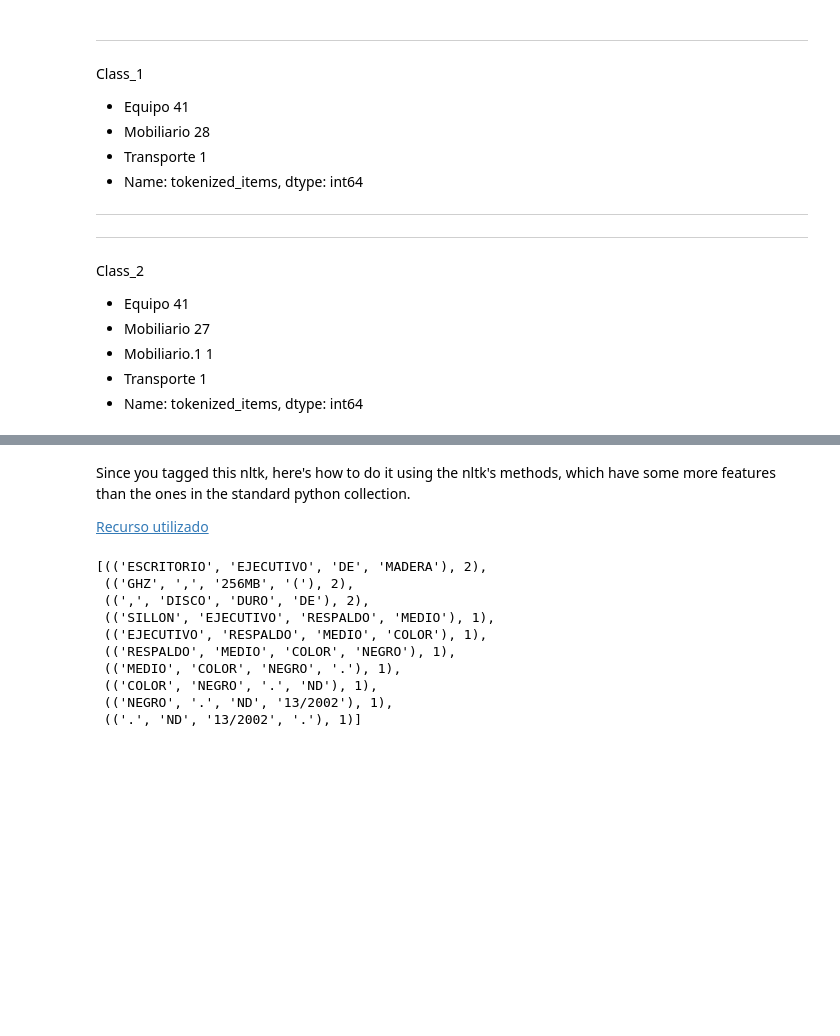
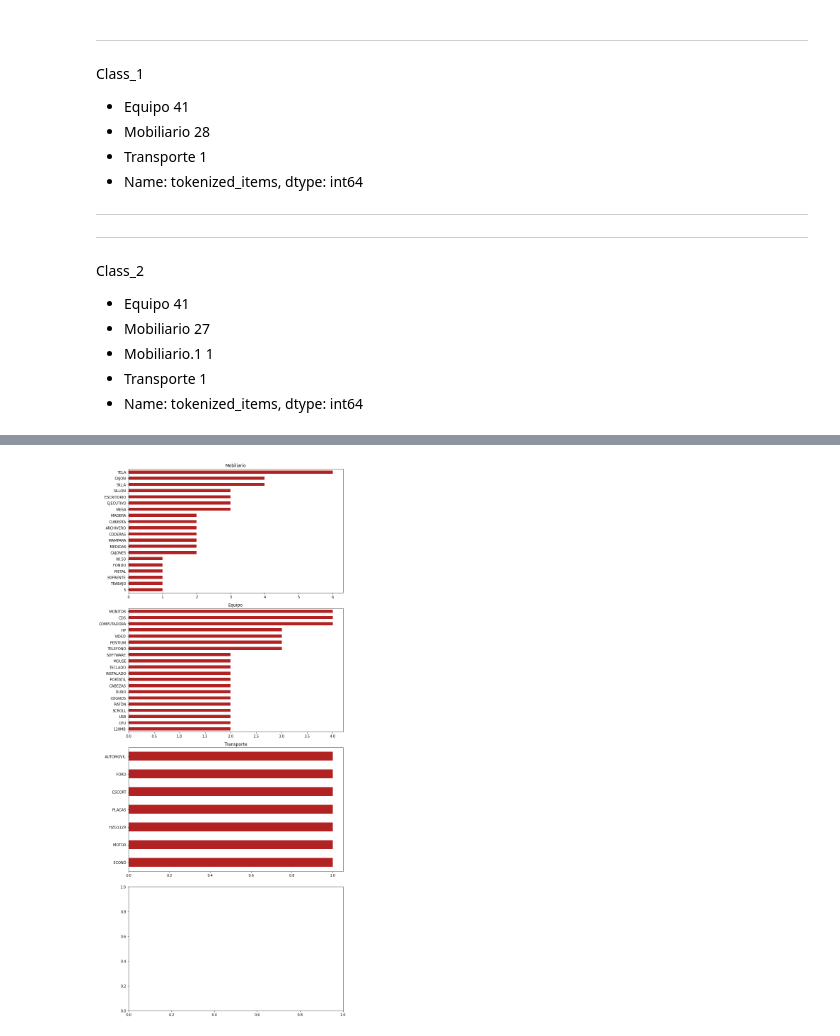
Before and after one commit to SnowTrash/pyHikethroug, a Jupyter notebook: I5912A_9.ipynb, the cells around one changed output, grey strips where cells are left out. Saved outputs shown, nothing was run; the diff lists cells and outputs as text; code cells hidden in the pictures; blank space fills up the shorter version.

```diff
--- a/I5912A_9.ipynb
+++ b/I5912A_9.ipynb
@@ -268,21 +264,11 @@ inventario.groupby(['Tipo','tokenzd'])['tokenzd'] \
-# %% [markdown]
-Since you tagged this nltk, here's how to do it using the nltk's methods, which have some more features than the ones in the standard python collection.
-
-[Recurso utilizado](https://stackoverflow.com/questions/40669141/python-nltk-counting-word-and-phrase-frequency)
-# %%
-from nltk import ngrams, FreqDist
-all_counts = dict()
-for size in 2, 3, 4, 5:
-    all_counts[size] = FreqDist(ngrams(inventario['tokenized_items'], size))
-all_counts[4].most_common(10)
-# %% [output]
-[(('ESCRITORIO', 'EJECUTIVO', 'DE', 'MADERA'), 2),
- (('GHZ', ',', '256MB', '('), 2),
- ((',', 'DISCO', 'DURO', 'DE'), 2),
- (('SILLON', 'EJECUTIVO', 'RESPALDO', 'MEDIO'), 1),
- (('EJECUTIVO', 'RESPALDO', 'MEDIO', 'COLOR'), 1),
- (('RESPALDO', 'MEDIO', 'COLOR', 'NEGRO'), 1),
- (('MEDIO', 'COLOR', 'NEGRO', '.'), 1),
- (('COLOR', 'NEGRO', '.', 'ND'), 1),
- (('NEGRO', '.', 'ND', '13/2002'), 1),
- (('.', 'ND', '13/2002', '.'), 1)]
+# %%
+fig, axs = plt.subplots(nrows=4, ncols=1,figsize=(10, 22))
+for i, Tipo in enumerate(inventario.Tipo.unique()):
+    df_temp = inventario[inventario.Tipo == Tipo]
+    counts  = df_temp['stopworded'].value_counts(ascending=False).head(20)
+    counts.plot(kind='barh', color='firebrick', ax=axs[i])
+    axs[i].invert_yaxis()
+    axs[i].set_title(Tipo)
+fig.tight_layout()
+# %% [output]
+[figure, added]
```
Also changed, not shown: parts of 15 cells of this notebook.
